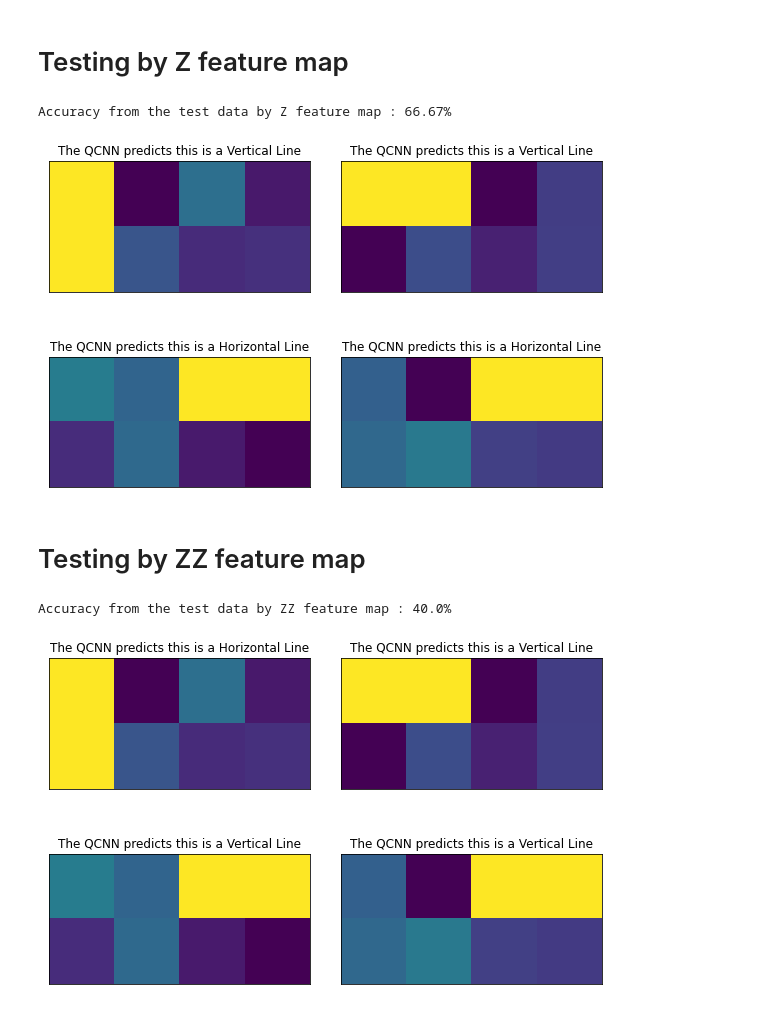
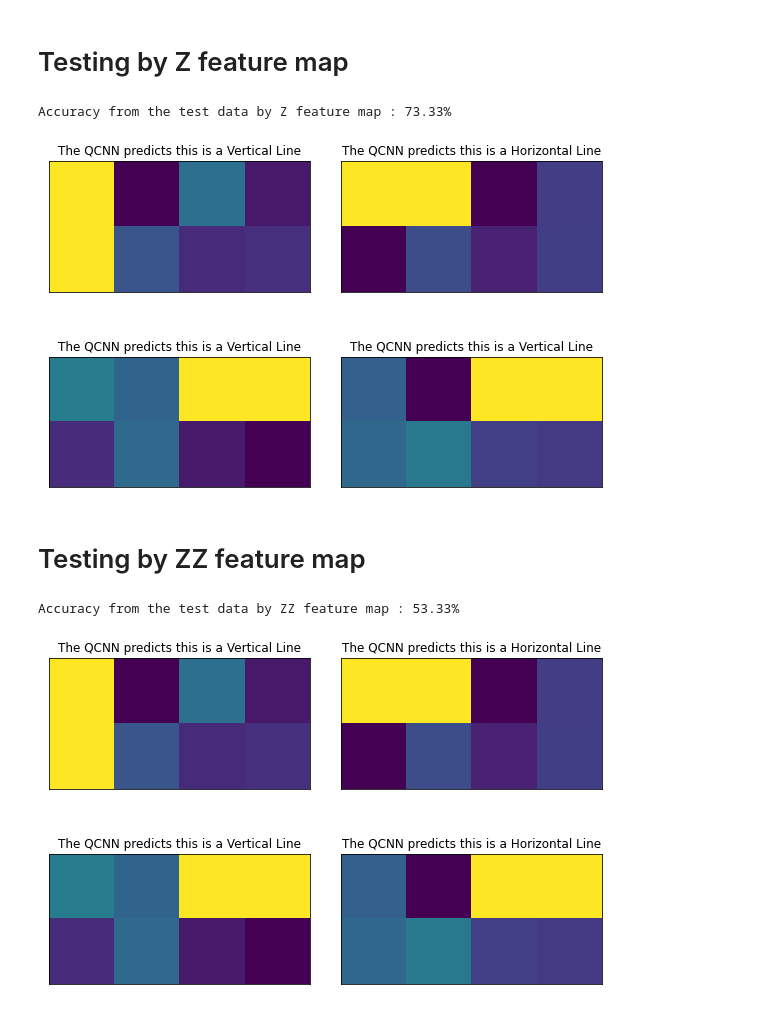
Before and after one commit to Izuho/computer-graphics, a Jupyter notebook: 10-7/QCNN.ipynb, the cells around one changed output. Drawn from its saved outputs; the diff is of its cells as text; code cells hidden in the pictures.

```diff
--- a/10-7/QCNN.ipynb
+++ b/10-7/QCNN.ipynb
@@ -302,3 +303,21 @@ Accuracy from the train data by ZZ Feature Map : 97.14%
 # %%
 opflow_classifier_Z.save('ZFeatureMap.model')
 opflow_classifier_ZZ.save('ZZFeatureMap.model')
+# %%
+loaded_classifier_Z = NeuralNetworkClassifier.load("ZFeatureMap.model")
+loaded_classifier_Z.warm_start = True
+loaded_classifier_Z.optimizer = COBYLA(maxiter=100)
+
+loaded_classifier_ZZ = NeuralNetworkClassifier.load("ZZFeatureMap.model")
+loaded_classifier_ZZ.warm_start = True
+loaded_classifier_ZZ.optimizer = COBYLA(maxiter=100)
+# %%
+x = np.asarray(train_images)
+y = np.asarray(train_labels)
+
+objective_func_vals = []
+plt.rcParams["figure.figsize"] = (12, 6)
+loaded_classifier_Z.fit(x, y)
+
+# score classifier
+print(f"Accuracy from the train data by ZZ Feature Map : {np.round(100 * loaded_classifier_Z.score(x, y), 2)}%")
@@ -304,0 +327,10 @@ opflow_classifier_ZZ.save('ZZFeatureMap.model')
+# %%
+x = np.asarray(train_images)
+y = np.asarray(train_labels)
+
+objective_func_vals = []
+plt.rcParams["figure.figsize"] = (12, 6)
+loaded_classifier_ZZ.fit(x, y)
+
+# score classifier
+print(f"Accuracy from the train data by ZZ Feature Map : {np.round(100 * loaded_classifier_ZZ.score(x, y), 2)}%")
@@ -305,30 +340,30 @@ opflow_classifier_ZZ.save('ZZFeatureMap.model')
 # %% [markdown]
 # Testing by Z feature map
 # %%
-y_predict = opflow_classifier_Z.predict(test_images)
+y_predict = loaded_classifier_Z.predict(test_images)
 x = np.asarray(test_images)
 y = np.asarray(test_labels)
-print(f"Accuracy from the test data by Z feature map : {np.round(100 * opflow_classifier_Z.score(x, y), 2)}%")
+print(f"Accuracy from the test data by Z feature map : {np.round(100 * loaded_classifier_Z.score(x, y), 2)}%")
 
 # Let's see some examples in our dataset
 fig, ax = plt.subplots(2, 2, figsize=(10, 6), subplot_kw={"xticks": [], "yticks": []})
 for i in range(0, 4):
     ax[i // 2, i % 2].imshow(test_images[i].reshape(2, 4), aspect="equal")
     if y_predict[i] == -1:
         ax[i // 2, i % 2].set_title("The QCNN predicts this is a Horizontal Line")
     if y_predict[i] == +1:
         ax[i // 2, i % 2].set_title("The QCNN predicts this is a Vertical Line")
 plt.subplots_adjust(wspace=0.1, hspace=0.5)
 # %% [output]
-Accuracy from the test data by Z feature map : 66.67%
+Accuracy from the test data by Z feature map : 73.33%
-[figure, old version]
+[figure, new version]
 # %% [markdown]
 # Testing by ZZ feature map
 # %%
-y_predict = opflow_classifier_ZZ.predict(test_images)
+y_predict = loaded_classifier_ZZ.predict(test_images)
 x = np.asarray(test_images)
 y = np.asarray(test_labels)
-print(f"Accuracy from the test data by ZZ feature map : {np.round(100 * opflow_classifier_ZZ.score(x, y), 2)}%")
+print(f"Accuracy from the test data by ZZ feature map : {np.round(100 * loaded_classifier_ZZ.score(x, y), 2)}%")
 
 # Let's see some examples in our dataset
 fig, ax = plt.subplots(2, 2, figsize=(10, 6), subplot_kw={"xticks": [], "yticks": []})
@@ -340,5 +375,5 @@ for i in range(0, 4):
         ax[i // 2, i % 2].set_title("The QCNN predicts this is a Vertical Line")
 plt.subplots_adjust(wspace=0.1, hspace=0.5)
 # %% [output]
-Accuracy from the test data by ZZ feature map : 40.0%
+Accuracy from the test data by ZZ feature map : 53.33%
-[figure, old version]
+[figure, new version]
```
Also changed, not shown: parts of 5 cells of this notebook.
